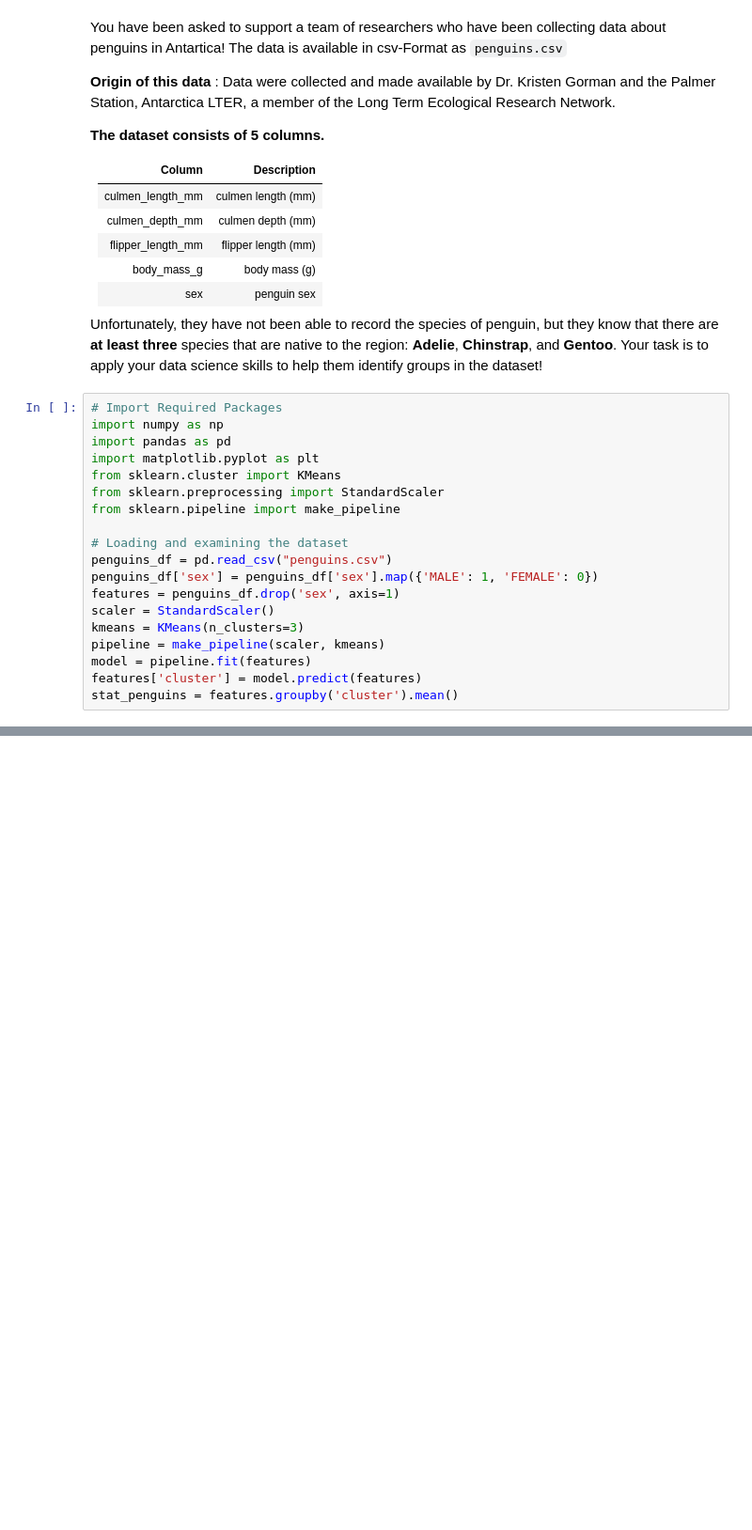
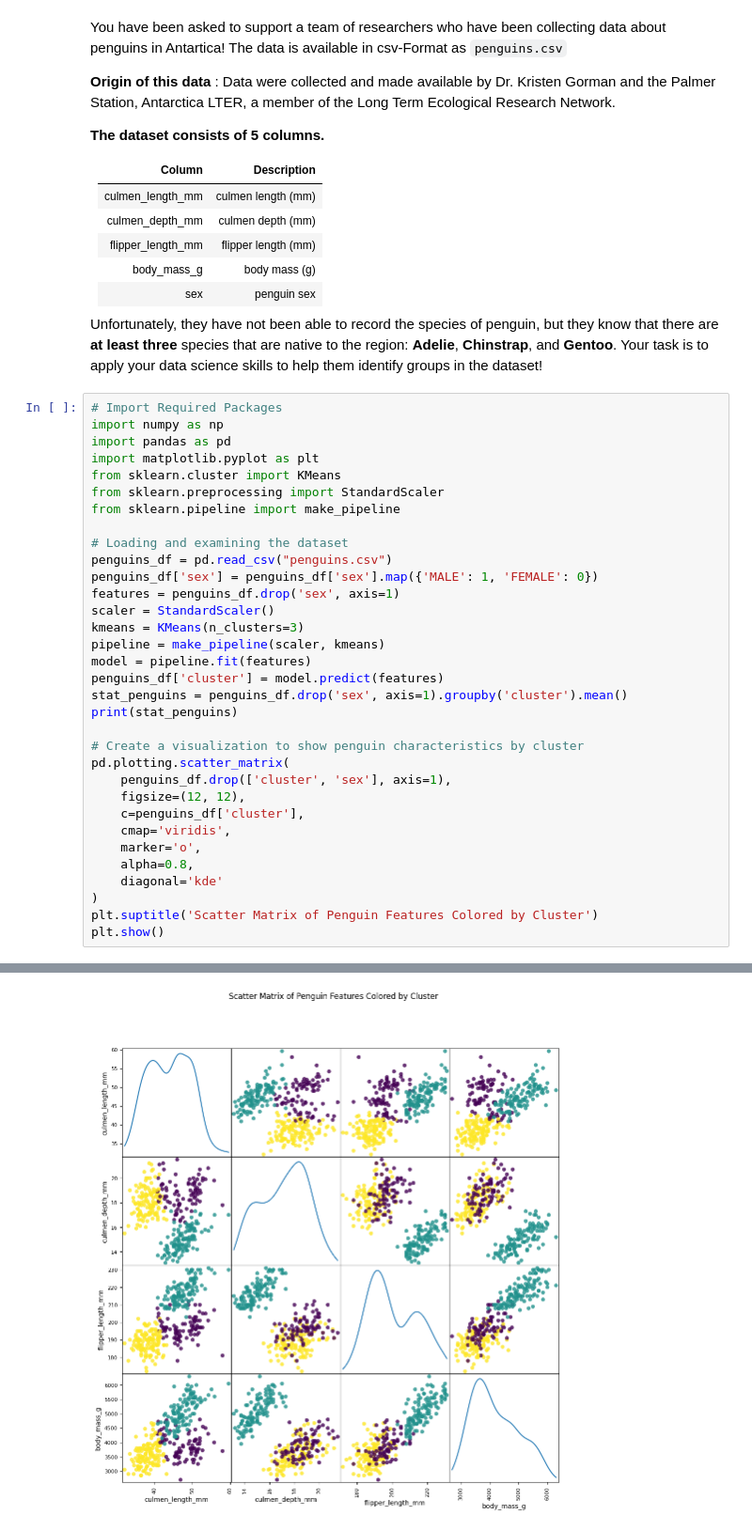
Before and after one commit to Yfy21/Portfolio, a Jupyter notebook: Datacamp penguin clusterization/notebook.ipynb, the cells around one changed output, grey strips where cells are left out. Shown at 94% size. Cells and saved outputs as stored; diff of their text form; blank space fills up the shorter version.

Commit message:
Modified code and added visuals

```diff
--- a/Datacamp penguin clusterization/notebook.ipynb
+++ b/Datacamp penguin clusterization/notebook.ipynb
@@ -34,5 +34,20 @@ scaler = StandardScaler()
 kmeans = KMeans(n_clusters=3)
 pipeline = make_pipeline(scaler, kmeans)
 model = pipeline.fit(features)
-features['cluster'] = model.predict(features)
-stat_penguins = features.groupby('cluster').mean()
+penguins_df['cluster'] = model.predict(features)
+stat_penguins = penguins_df.drop('sex', axis=1).groupby('cluster').mean()
+print(stat_penguins)
+
+# Create a visualization to show penguin characteristics by cluster
+pd.plotting.scatter_matrix(
+    penguins_df.drop(['cluster', 'sex'], axis=1),
+    figsize=(12, 12),
+    c=penguins_df['cluster'],
+    cmap='viridis',
+    marker='o',
+    alpha=0.8,
+    diagonal='kde'
+)
+plt.suptitle('Scatter Matrix of Penguin Features Colored by Cluster')
+plt.show()
+# %% [output]
@@ -38,0 +59 @@ stat_penguins = features.groupby('cluster').mean()
+[figure, added]
```
Also changed, not shown: parts of 2 cells of this notebook, 1 other file.
